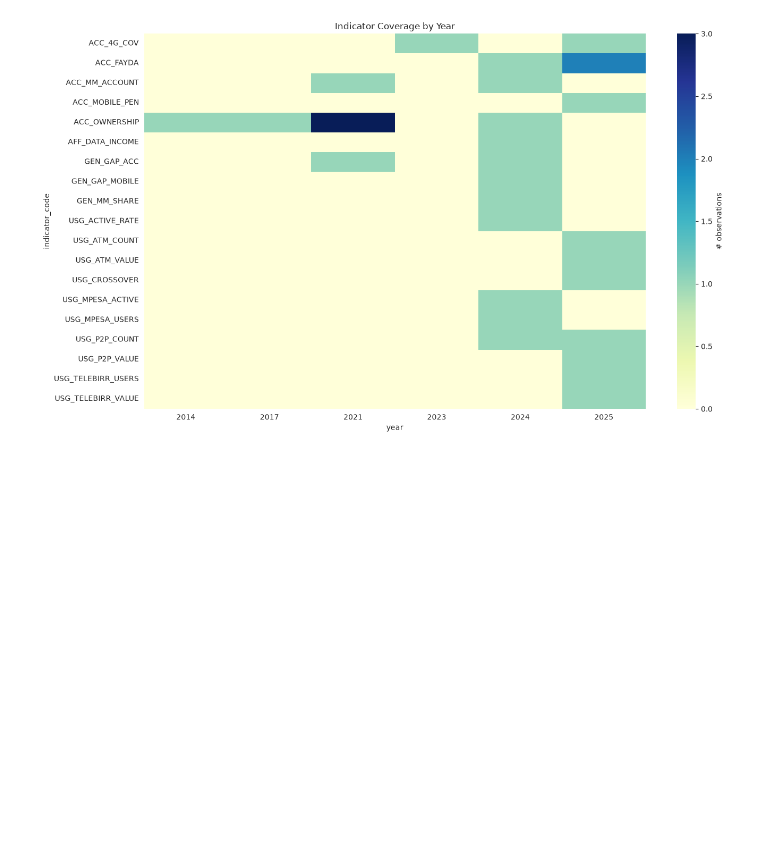
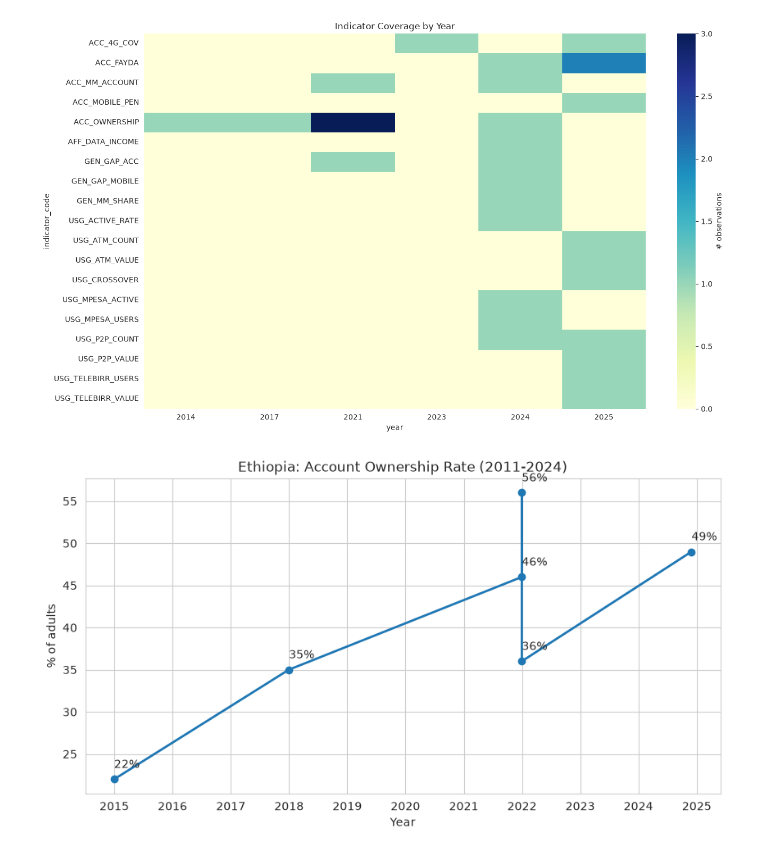
Before and after one commit to Sumeyahassen/ethiopia-fi-forecast, a Jupyter notebook: notebooks/02_eda.ipynb, the cells around one changed output. Drawn from its saved outputs; the diff is of its cells as text; code cells hidden in the pictures; blank space fills up the shorter version.

Commit message:
access trajection

```diff
--- a/notebooks/02_eda.ipynb
+++ b/notebooks/02_eda.ipynb
@@ -45,3 +45,18 @@ plt.tight_layout()
 plt.show()
 # %% [output]
 [figure]
+# %%
+access = obs[obs['indicator_code'] == 'ACC_OWNERSHIP'].sort_values('observation_date')
+
+plt.figure(figsize=(10, 5))
+plt.plot(access['observation_date'], access['value_numeric'], marker='o', linewidth=2)
+for _, row in access.iterrows():
+    plt.annotate(f"{row['value_numeric']:.0f}%",
+                 (row['observation_date'], row['value_numeric']),
+                 textcoords="offset points", xytext=(0, 10))
+plt.title('Ethiopia: Account Ownership Rate (2011-2024)')
+plt.ylabel('% of adults')
+plt.xlabel('Year')
+plt.show()
+# %% [output]
+[figure, added]
```
